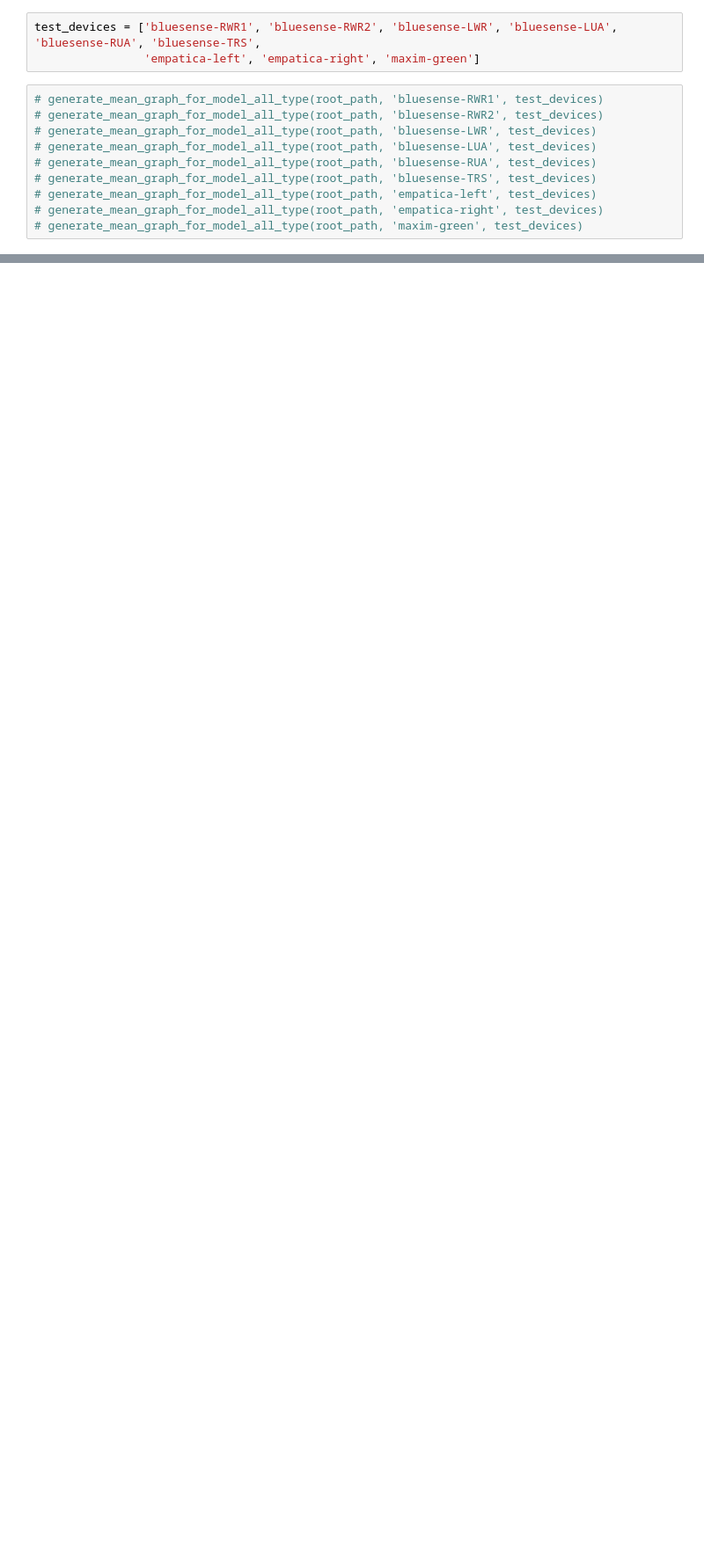
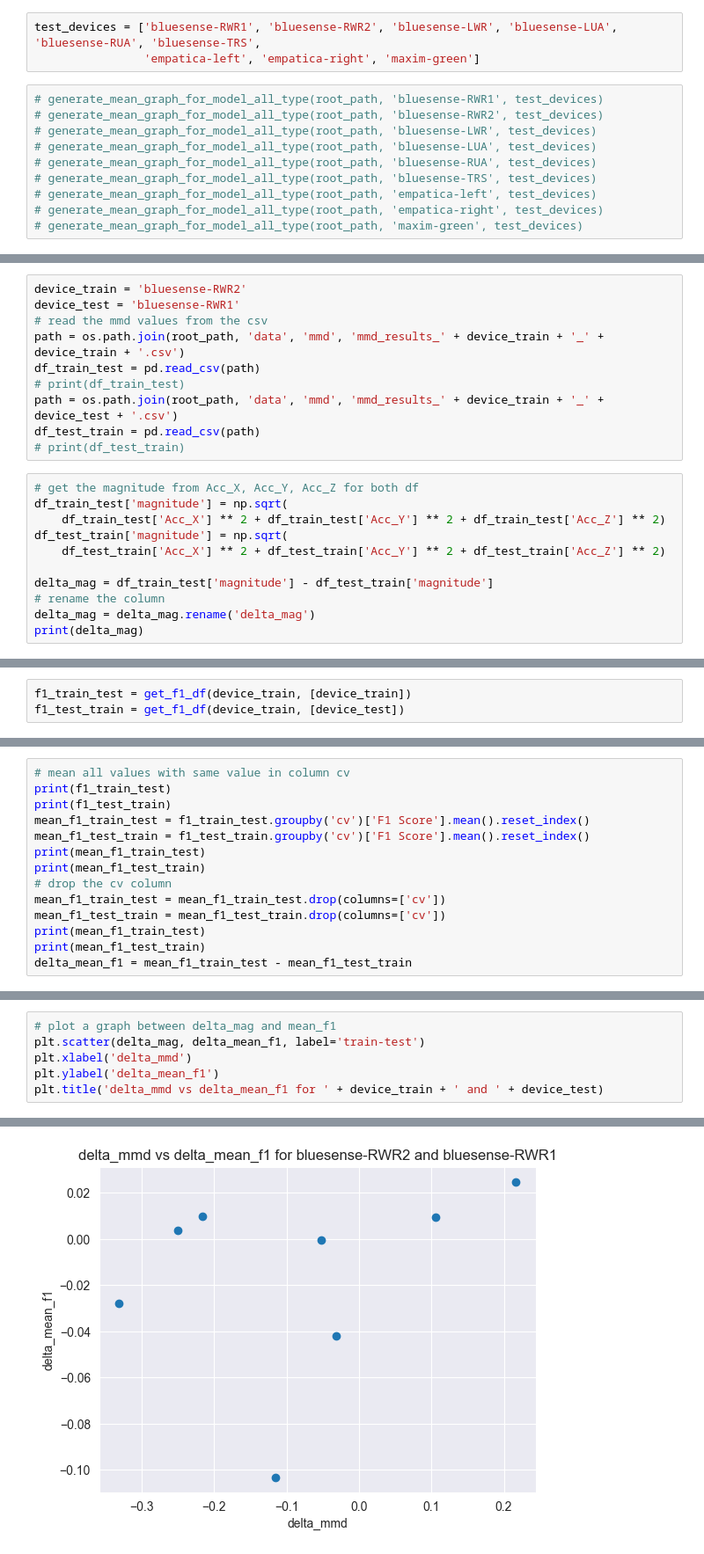
Before and after one commit to Gr33nMayhem/PERCOM_Variability_Research, a Jupyter notebook: notebooks/results_notebook/graph_creation.ipynb, the cells around one changed output, grey strips where cells are left out. Shown at 88% size. Saved outputs shown, nothing was run; the diff lists cells and outputs as text; blank space fills up the shorter version.

```diff
--- a/notebooks/results_notebook/graph_creation.ipynb
+++ b/notebooks/results_notebook/graph_creation.ipynb
@@ -249,0 +255,21 @@ generate_graph_with_std(root_path, 'maxim-green', test_devices)
+# %%
+device_train = 'bluesense-RWR2'
+device_test = 'bluesense-RWR1'
+# read the mmd values from the csv
+path = os.path.join(root_path, 'data', 'mmd', 'mmd_results_' + device_train + '_' + device_train + '.csv')
+df_train_test = pd.read_csv(path)
+# print(df_train_test)
+path = os.path.join(root_path, 'data', 'mmd', 'mmd_results_' + device_train + '_' + device_test + '.csv')
+df_test_train = pd.read_csv(path)
+# print(df_test_train)
+# %%
+# get the magnitude from Acc_X, Acc_Y, Acc_Z for both df
+df_train_test['magnitude'] = np.sqrt(
+    df_train_test['Acc_X'] ** 2 + df_train_test['Acc_Y'] ** 2 + df_train_test['Acc_Z'] ** 2)
+df_test_train['magnitude'] = np.sqrt(
+    df_test_train['Acc_X'] ** 2 + df_test_train['Acc_Y'] ** 2 + df_test_train['Acc_Z'] ** 2)
+
+delta_mag = df_train_test['magnitude'] - df_test_train['magnitude']
+# rename the column
+delta_mag = delta_mag.rename('delta_mag')
+print(delta_mag)
@@ -249,0 +286,3 @@ generate_graph_with_std(root_path, 'maxim-green', test_devices)
+# %%
+f1_train_test = get_f1_df(device_train, [device_train])
+f1_test_train = get_f1_df(device_train, [device_test])
@@ -249,0 +292,14 @@ generate_graph_with_std(root_path, 'maxim-green', test_devices)
+# %%
+# mean all values with same value in column cv
+print(f1_train_test)
+print(f1_test_train)
+mean_f1_train_test = f1_train_test.groupby('cv')['F1 Score'].mean().reset_index()
+mean_f1_test_train = f1_test_train.groupby('cv')['F1 Score'].mean().reset_index()
+print(mean_f1_train_test)
+print(mean_f1_test_train)
+# drop the cv column
+mean_f1_train_test = mean_f1_train_test.drop(columns=['cv'])
+mean_f1_test_train = mean_f1_test_train.drop(columns=['cv'])
+print(mean_f1_train_test)
+print(mean_f1_test_train)
+delta_mean_f1 = mean_f1_train_test - mean_f1_test_train
@@ -249,0 +331,7 @@ generate_graph_with_std(root_path, 'maxim-green', test_devices)
+# %%
+# plot a graph between delta_mag and mean_f1
+plt.scatter(delta_mag, delta_mean_f1, label='train-test')
+plt.xlabel('delta_mmd')
+plt.ylabel('delta_mean_f1')
+plt.title('delta_mmd vs delta_mean_f1 for ' + device_train + ' and ' + device_test)
+# %% [output]
@@ -249,0 +339 @@ generate_graph_with_std(root_path, 'maxim-green', test_devices)
+[figure, added]
```
Also changed, not shown: parts of 8 cells of this notebook, 1 other file.
